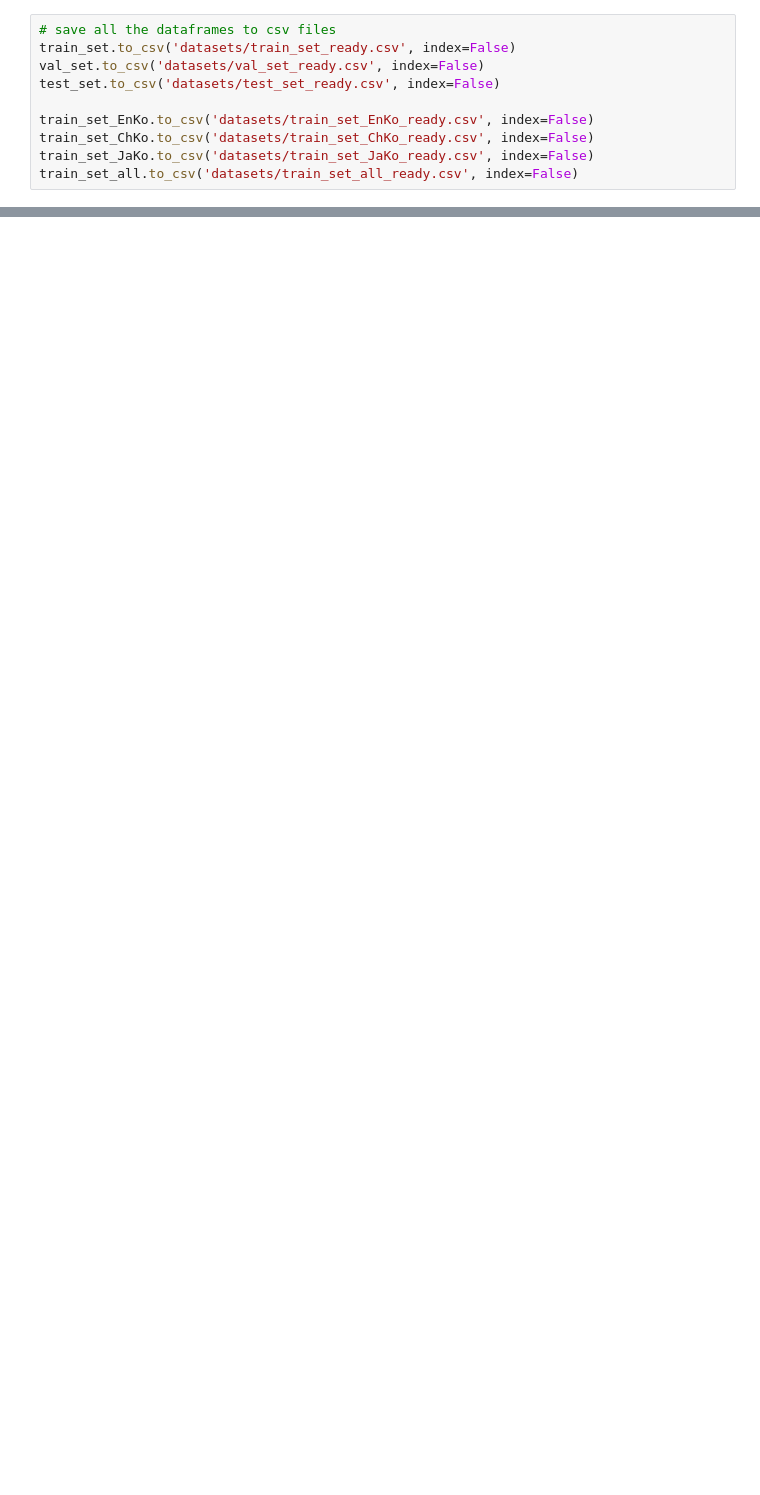
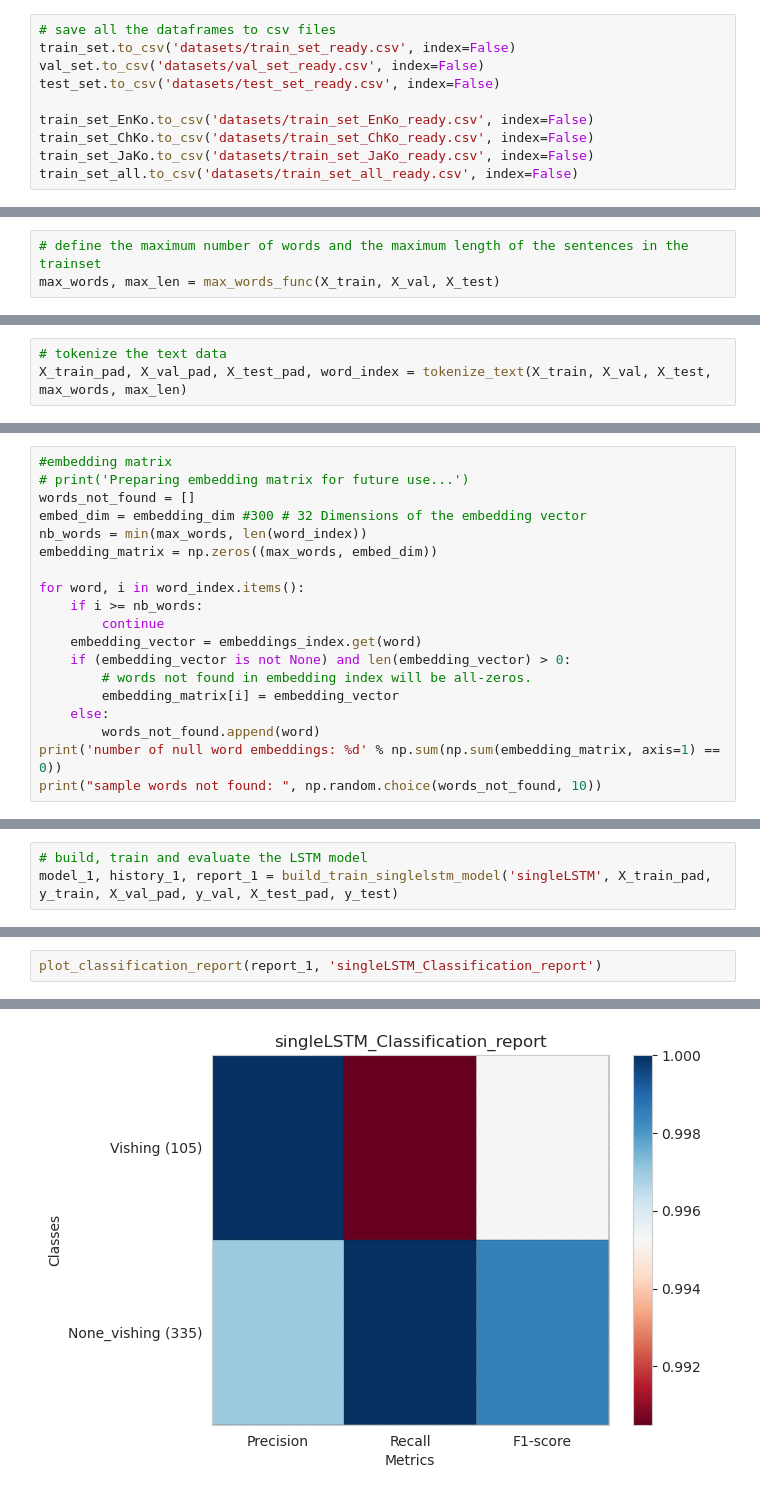
Before and after one commit to selfcontrol7/Korean_Voice_Phishing_Detection, a Jupyter notebook: Optimized_models/BT DL models for Korean Vishing.ipynb, the cells around one changed output, grey strips where cells are left out. Saved outputs shown, nothing was run; the diff lists cells and outputs as text; blank space fills up the shorter version.

Commit message:
# Model update

```diff
--- a/Optimized_models/BT DL models for Korean Vishing.ipynb
+++ b/Optimized_models/BT DL models for Korean Vishing.ipynb
@@ -1880,0 +908,3 @@ plt.close()
+# %%
+# define the maximum number of words and the maximum length of the sentences in the trainset
+max_words, max_len = max_words_func(X_train, X_val, X_test)
@@ -1880,0 +961,3 @@ plt.close()
+# %%
+# tokenize the text data
+X_train_pad, X_val_pad, X_test_pad, word_index = tokenize_text(X_train, X_val, X_test, max_words, max_len)
@@ -1880,0 +1062,19 @@ plt.close()
+# %%
+#embedding matrix
+# print('Preparing embedding matrix for future use...')
+words_not_found = []
+embed_dim = embedding_dim #300 # 32 Dimensions of the embedding vector
+nb_words = min(max_words, len(word_index))
+embedding_matrix = np.zeros((max_words, embed_dim))
+
+for word, i in word_index.items():
+    if i >= nb_words:
+        continue
+    embedding_vector = embeddings_index.get(word)
+    if (embedding_vector is not None) and len(embedding_vector) > 0:
+        # words not found in embedding index will be all-zeros.
+        embedding_matrix[i] = embedding_vector
+    else:
+        words_not_found.append(word)
+print('number of null word embeddings: %d' % np.sum(np.sum(embedding_matrix, axis=1) == 0))
+print("sample words not found: ", np.random.choice(words_not_found, 10))
@@ -1880,0 +1202,3 @@ plt.close()
+# %%
+# build, train and evaluate the LSTM model
+model_1, history_1, report_1 = build_train_singlelstm_model('singleLSTM', X_train_pad, y_train, X_val_pad, y_val, X_test_pad, y_test)
@@ -1880,0 +1294,3 @@ plt.close()
+# %%
+plot_classification_report(report_1, 'singleLSTM_Classification_report')
+# %% [output]
@@ -1880,0 +1302 @@ plt.close()
+[figure, added]
```
Also changed, not shown: parts of 159 cells of this notebook.
